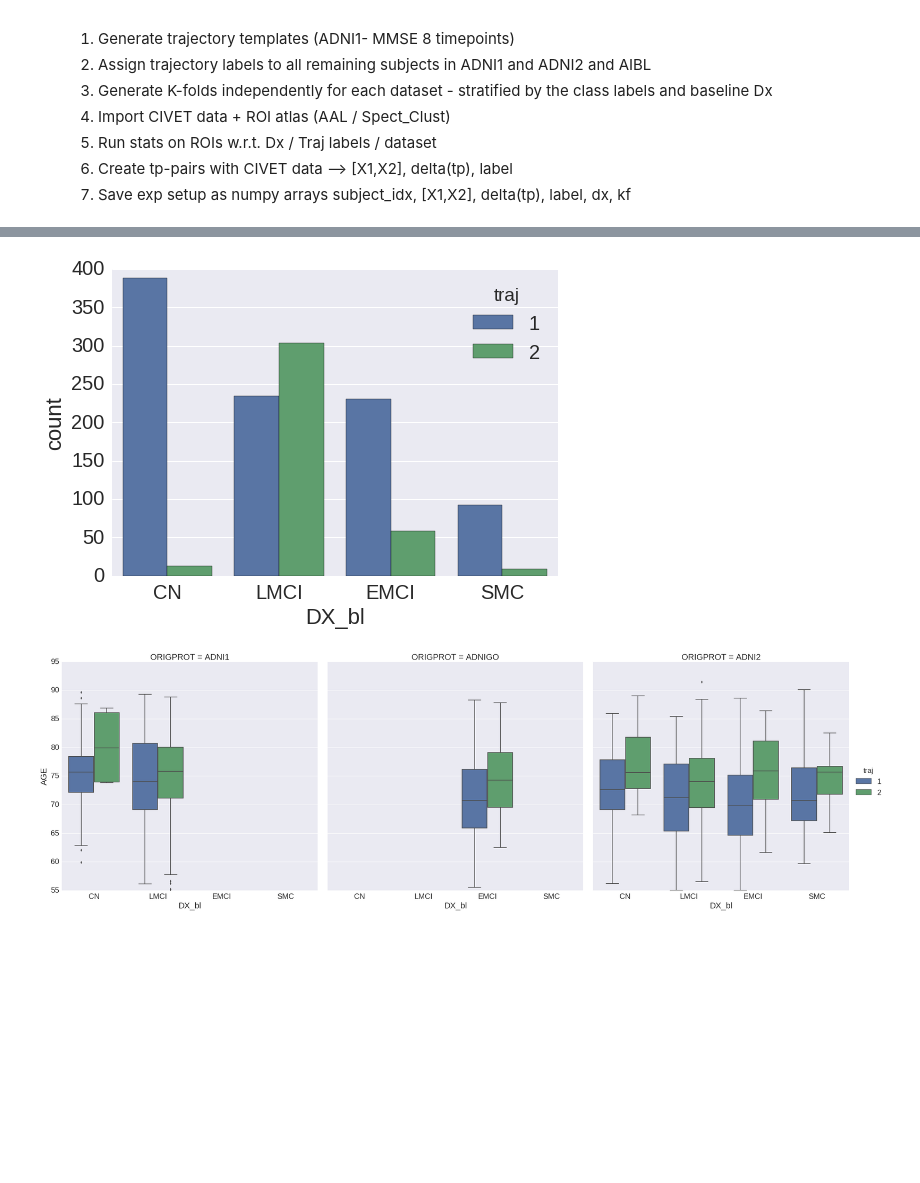
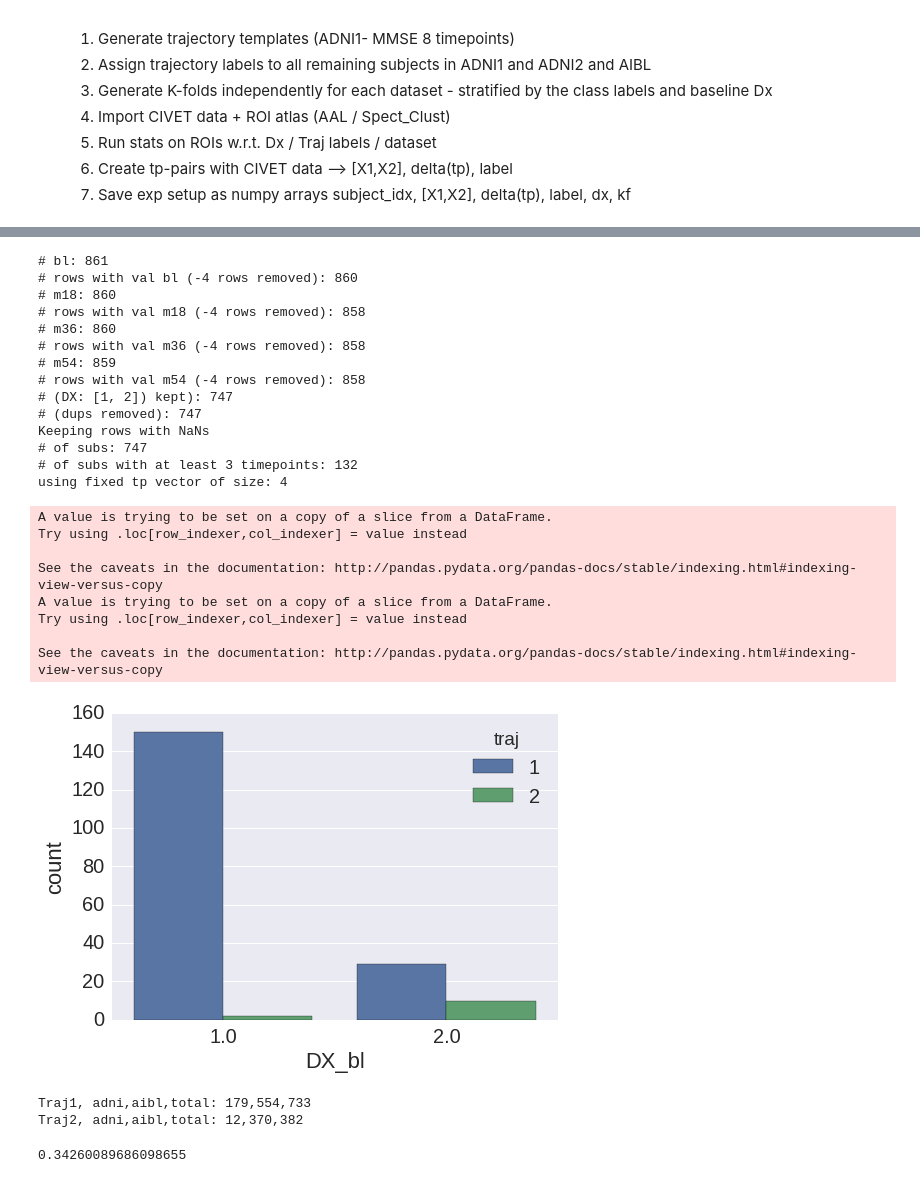
Before and after one commit to TIGRLab/NI-ML, a Jupyter notebook: models/notebooks/trajectory_prediction_exp_setup_pipeline.ipynb, the cells around one changed output, grey strips where cells are left out. Cells and saved outputs as stored; diff of their text form; code cells hidden in the pictures; blank space fills up the shorter version.

```diff
--- a/models/notebooks/trajectory_prediction_exp_setup_pipeline.ipynb
+++ b/models/notebooks/trajectory_prediction_exp_setup_pipeline.ipynb
@@ -415,9 +424,76 @@ A value is trying to be set on a copy of a slice from a DataFrame.
 Try using .loc[row_indexer,col_indexer] = value instead
 
 See the caveats in the documentation: http://pandas.pydata.org/pandas-docs/stable/indexing.html#indexing-view-versus-copy
+# %%
+# Create AIBL long data
+#['bl','m06','m12','m18','m24','m36','m48','m60','m72']
+dx_col = 'DX_bl'
+cs_scale = 'MMSE'
+demo_cols = ['RID','PTGENDER','DX_bl','PTDOB']
+col_list_feat = ['RID', cs_scale]
+keep_rows_with_DX = [1,2]
+aibl_tp = ['bl','m18','m36','m54']
+aibl_tp_vector = [0,3,5,6]
+drop_rows_with_val = -4
+remove_NaNs = False  #keeping all subjects and later filtering them based on how many CS_tps they have (need at least 4)
+
+#aibl_demo_data = pd.merge(aibl_demo_data,aibl_dx_bl_data,on='RID',how='inner')
+aibl_demo_data.rename(columns={'DX_bl_x': 'DX_bl'},inplace=True)
+aibl_cs_data = aibl_mmse_data.rename(columns={'MMSCORE': 'MMSE'})
+
+test_merge = create_longitudinal_CS_df(aibl_demo_data, dx_col, aibl_cs_data, cs_scale, col_list_feat, aibl_tp, keep_rows_with_DX,drop_rows_with_val,remove_NaNs)
+
+CS_cols = []
+for tp in aibl_tp:
+    CS_cols.append(cs_scale+'_'+tp)
+
+aibl_df = test_merge[demo_cols+CS_cols]
+print '# of subs: {}'.format(len(aibl_df))
+aibl_df['nan_rows'] = aibl_df.isnull().sum(axis=1).values
+
+aibl_df_3cstp = aibl_df[aibl_df['nan_rows']<=0]
+print '# of subs with at least {} timepoints: {}'.format(3,len(aibl_df_3cstp))
+
+aibl_traj_classes, albl_traj_dist = getTrajClass(list(aibl_df_3cstp[CS_cols].values), traj_templates, aibl_tp_vector, similarity_metric)
+
+aibl_df_3cstp['traj'] = aibl_traj_classes
+# %% [output]
+# bl: 861
+# rows with val bl (-4 rows removed): 860
+# m18: 860
+# rows with val m18 (-4 rows removed): 858
+# m36: 860
+# rows with val m36 (-4 rows removed): 858
+# m54: 859
+# rows with val m54 (-4 rows removed): 858
+# (DX: [1, 2]) kept): 747
+# (dups removed): 747
+Keeping rows with NaNs
+# of subs: 747
+# of subs with at least 3 timepoints: 132
+using fixed tp vector of size: 4
+A value is trying to be set on a copy of a slice from a DataFrame.
+Try using .loc[row_indexer,col_indexer] = value instead
+
+See the caveats in the documentation: http://pandas.pydata.org/pandas-docs/stable/indexing.html#indexing-view-versus-copy
+A value is trying to be set on a copy of a slice from a DataFrame.
+Try using .loc[row_indexer,col_indexer] = value instead
+
+See the caveats in the documentation: http://pandas.pydata.org/pandas-docs/stable/indexing.html#indexing-view-versus-copy
 # %%
-g = sns.countplot(x='DX_bl', hue='traj',data=adni_df_4cstp)
-g = sns.factorplot(y='AGE', x='DX_bl', hue='traj', col='ORIGPROT', kind='box', data=adni_df_4cstp, size=10)
+g = sns.countplot(x='DX_bl', hue='traj',data=aibl_df_3cstp)
+#g = sns.factorplot(y='AGE', x='DX_bl', hue='traj', col='ORIGPROT', kind='box', data=adni_df_4cstp, size=10)
 # %% [output]
-[figure, old version]
+[figure, new version]
-[figure, removed]
+# %%
+print 'Traj1, adni,aibl,total: {},{},{}'.format(np.sum(aibl_df_3cstp.traj==1), np.sum(adni_df_4cstp.traj==1),
+                                                np.sum(aibl_df_3cstp.traj==1)+np.sum(adni_df_4cstp.traj==1))
+print 'Traj2, adni,aibl,total: {},{},{}'.format(np.sum(aibl_df_3cstp.traj==2), np.sum(adni_df_4cstp.traj==2),
+                                                np.sum(aibl_df_3cstp.traj==2)+np.sum(adni_df_4cstp.traj==2))
+# %% [output]
+Traj1, adni,aibl,total: 179,554,733
+Traj2, adni,aibl,total: 12,370,382
+# %%
+382.0/(382+733)
+# %% [output]
+0.34260089686098655
```
Also changed, not shown: parts of 5 cells of this notebook.
